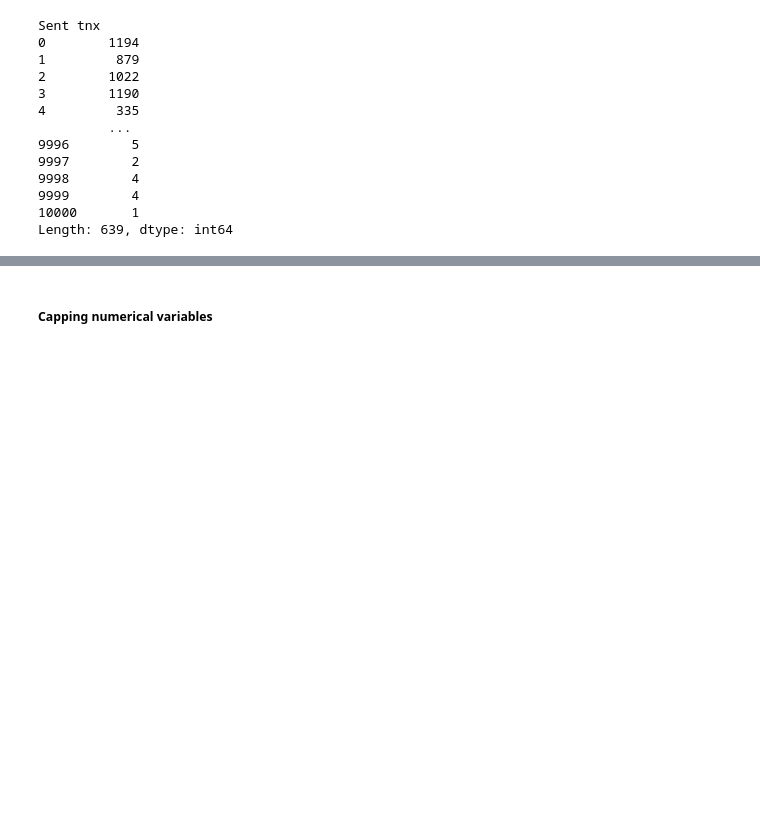
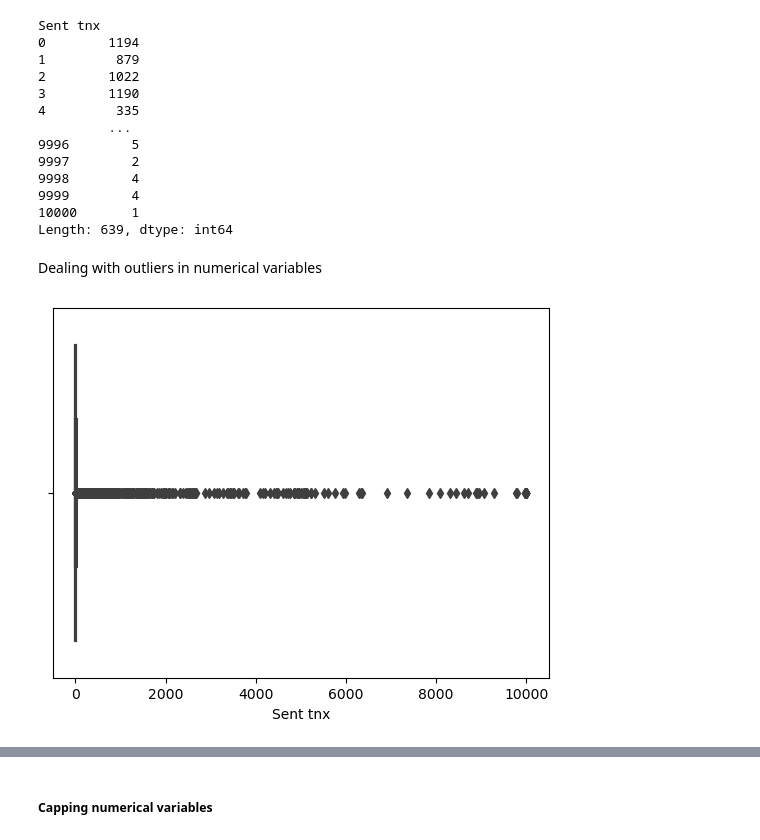
Before and after one commit to Mingg-Shi/CryptoFraud, a Jupyter notebook: preprocessing.ipynb, the cells around one changed output, grey strips where cells are left out. Saved outputs shown, nothing was run; the diff lists cells and outputs as text; code cells hidden in the pictures; blank space fills up the shorter version.

```diff
--- a/preprocessing.ipynb
+++ b/preprocessing.ipynb
@@ -456,3 +456,11 @@ Sent tnx
 9999        4
 10000       1
 Length: 639, dtype: int64
+# %% [markdown]
+Dealing with outliers in  numerical variables
+# %%
+sns.boxplot(data=df1[df1['FLAG']==1], x='Sent tnx')
+sns.boxplot(data=df1[df1['FLAG']==0], x='Sent tnx')
+plt.show()
+# %% [output]
+[figure, added]
```
Also changed, not shown: parts of 7 cells of this notebook, 6 other files.
